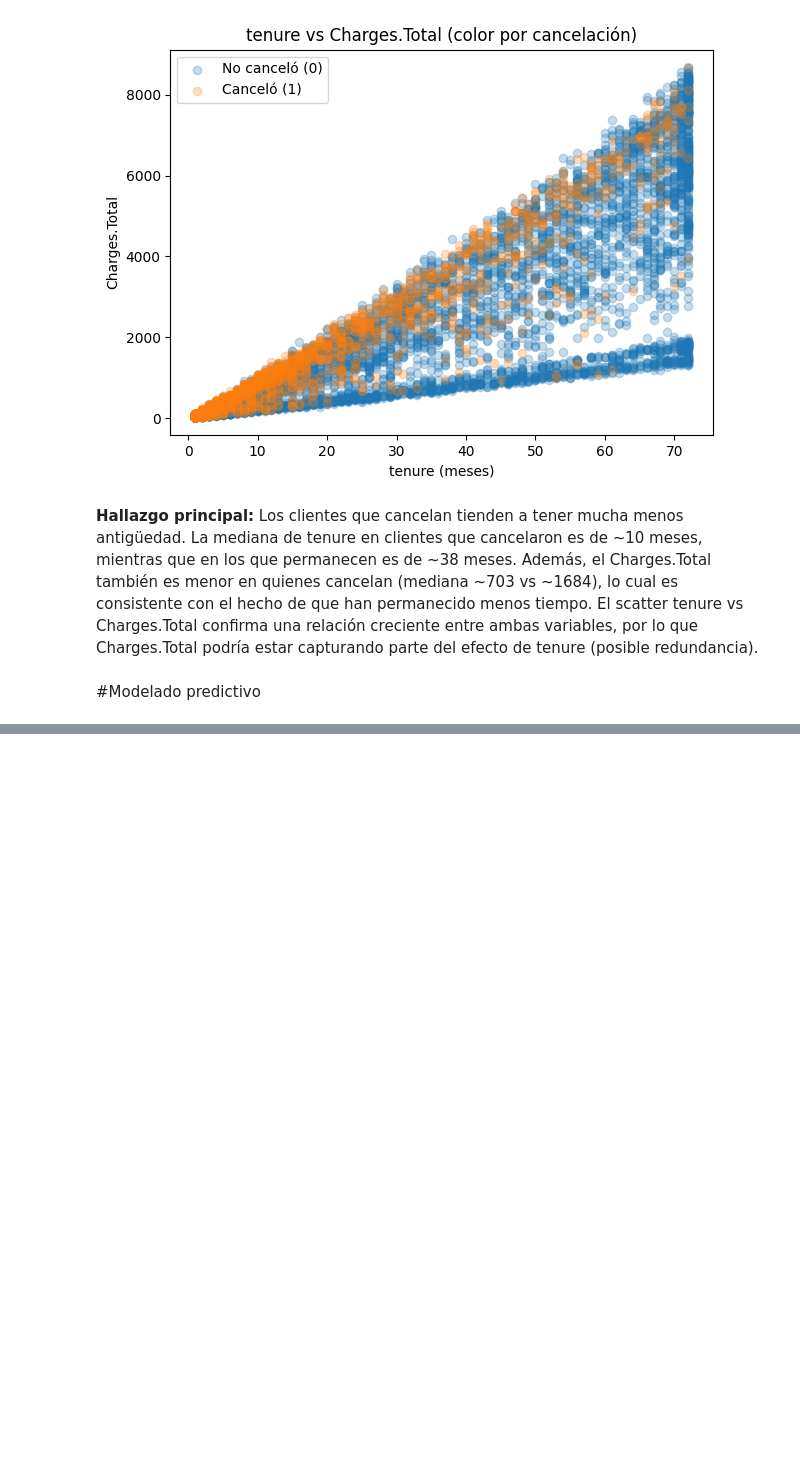
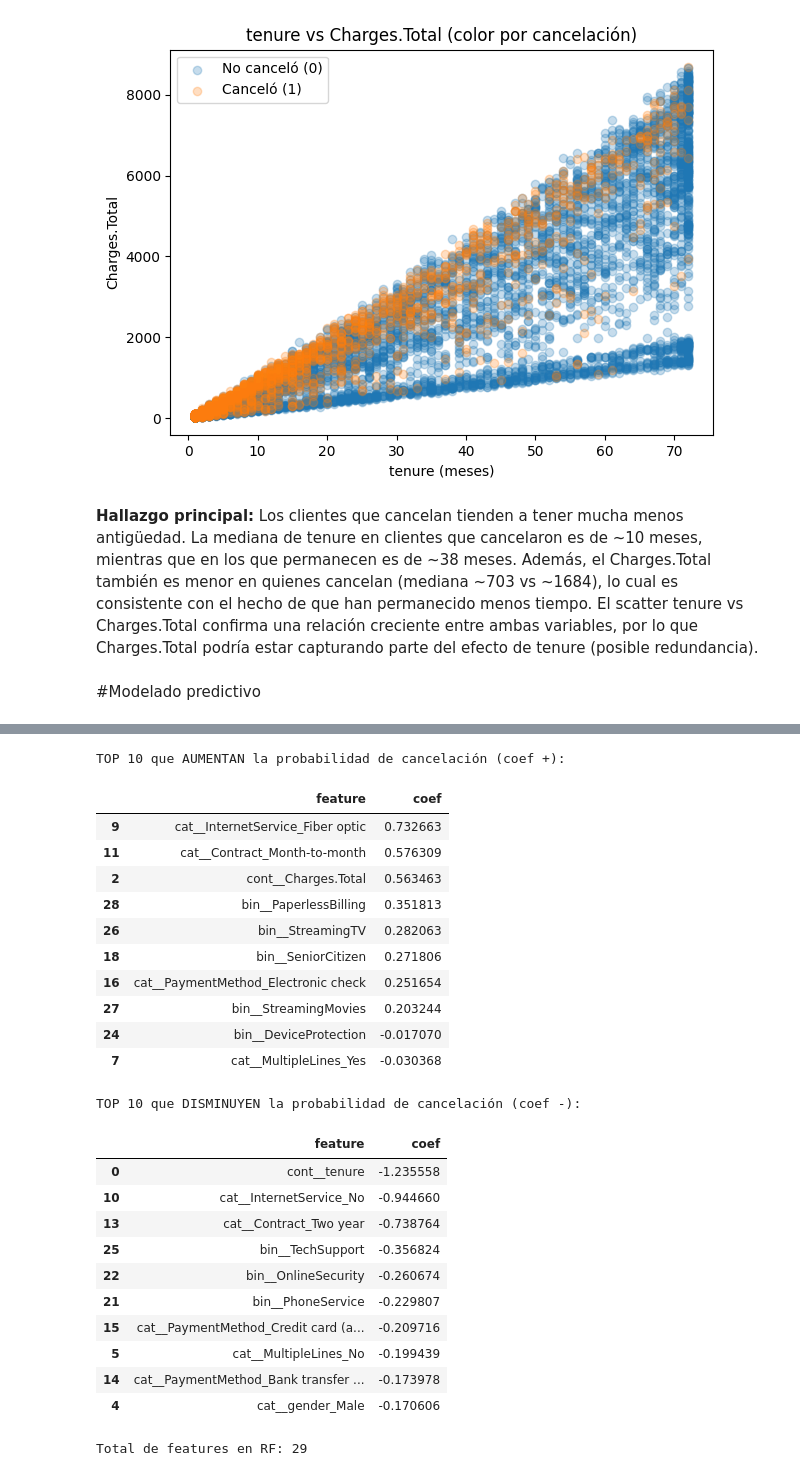
Before and after one commit to sergiotadeocmontoya-alt/challenge-telecomx-parte2-ml, a Jupyter notebook: TeleconXParte2_Sergio.ipynb, the cells around one changed output, grey strips where cells are left out. Drawn from its saved outputs; the diff is of its cells as text; code cells hidden in the pictures; blank space fills up the shorter version.

```diff
--- a/TeleconXParte2_Sergio.ipynb
+++ b/TeleconXParte2_Sergio.ipynb
@@ -623,0 +910,44 @@ El scatter tenure vs Charges.Total confirma una relación creciente entre ambas
+# %%
+#Ver TOP variables que AUMENTAN churn y las que lo DISMINUYEN
+top_pos = df_coef.sort_values("coef", ascending=False).head(10)
+top_neg = df_coef.sort_values("coef", ascending=True).head(10)
+
+print("TOP 10 que AUMENTAN la probabilidad de cancelación (coef +):")
+display(top_pos[["feature","coef"]])
+
+print("\nTOP 10 que DISMINUYEN la probabilidad de cancelación (coef -):")
+display(top_neg[["feature","coef"]])
+# %% [output]
+TOP 10 que AUMENTAN la probabilidad de cancelación (coef +):
+|  | feature | coef |
+| 9 | cat__InternetService_Fiber optic | 0.732663 |
+| 11 | cat__Contract_Month-to-month | 0.576309 |
+| 2 | cont__Charges.Total | 0.563463 |
+| 28 | bin__PaperlessBilling | 0.351813 |
+| 26 | bin__StreamingTV | 0.282063 |
+| 18 | bin__SeniorCitizen | 0.271806 |
+| 16 | cat__PaymentMethod_Electronic check | 0.251654 |
+| 27 | bin__StreamingMovies | 0.203244 |
+| 24 | bin__DeviceProtection | -0.017070 |
+| 7 | cat__MultipleLines_Yes | -0.030368 |
+TOP 10 que DISMINUYEN la probabilidad de cancelación (coef -):
+|  | feature | coef |
+| 0 | cont__tenure | -1.235558 |
+| 10 | cat__InternetService_No | -0.944660 |
+| 13 | cat__Contract_Two year | -0.738764 |
+| 25 | bin__TechSupport | -0.356824 |
+| 22 | bin__OnlineSecurity | -0.260674 |
+| 21 | bin__PhoneService | -0.229807 |
+| 15 | cat__PaymentMethod_Credit card (a... | -0.209716 |
+| 5 | cat__MultipleLines_No | -0.199439 |
+| 14 | cat__PaymentMethod_Bank transfer ... | -0.173978 |
+| 4 | cat__gender_Male | -0.170606 |
+# %%
+#Obtener nombres de features del pipeline de RF
+prep_rf = modelo_rf.named_steps["prep"]
+clf_rf  = modelo_rf.named_steps["clf"]
+
+feature_names_rf = prep_rf.get_feature_names_out()
+print("Total de features en RF:", len(feature_names_rf))
+# %% [output]
+Total de features en RF: 29
```
Also changed, not shown: parts of 25 cells of this notebook.
